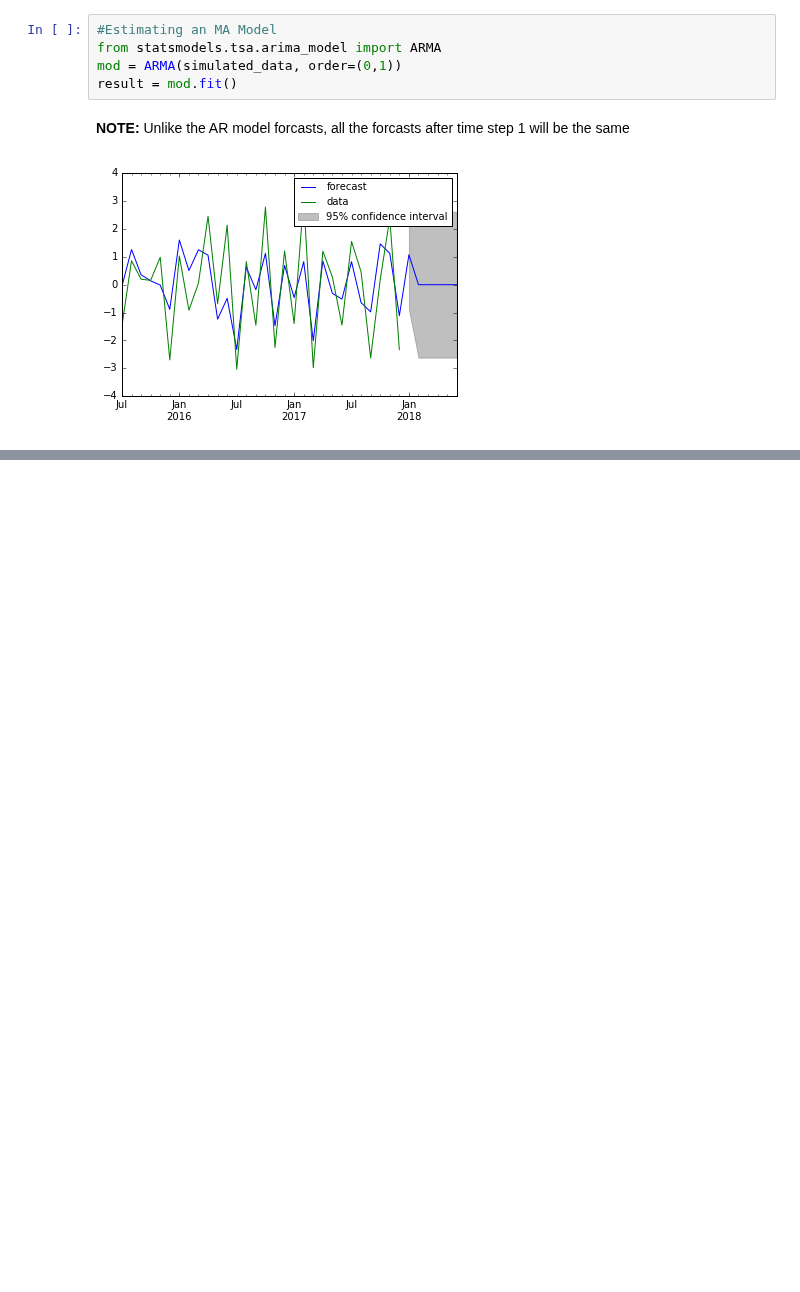
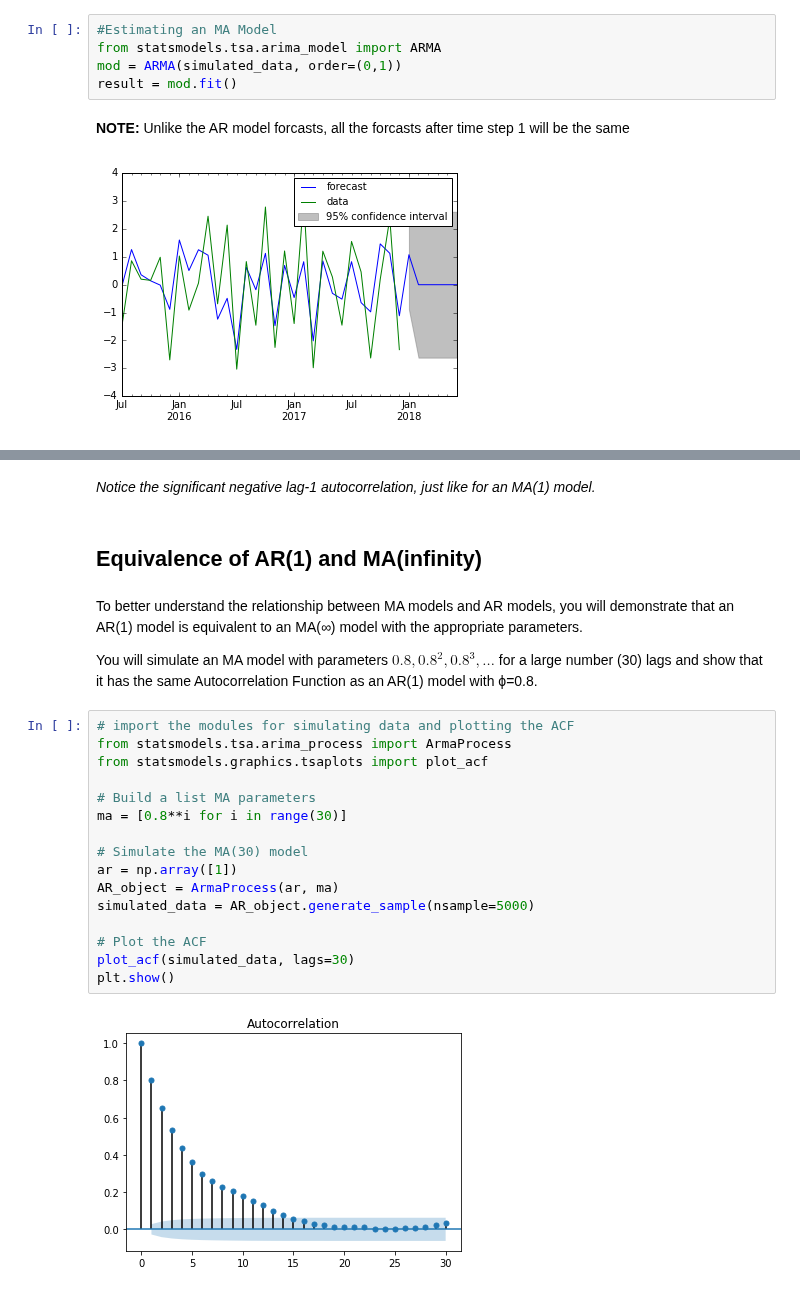
Before and after one commit to JeroenSchmidt/datacamp, a Jupyter notebook: Introduction to Time Series Analysis in Python/ch4 - Moving Average (MA) and ARMA Models.ipynb, the cells around one changed output, grey strips where cells are left out. Saved outputs shown, nothing was run; the diff lists cells and outputs as text; blank space fills up the shorter version.

```diff
--- a/Introduction to Time Series Analysis in Python/ch4 - Moving Average (MA) and ARMA Models.ipynb
+++ b/Introduction to Time Series Analysis in Python/ch4 - Moving Average (MA) and ARMA Models.ipynb
@@ -127,0 +278,26 @@ result = mod.fit()
+# %% [markdown]
+*Notice the significant negative lag-1 autocorrelation, just like for an MA(1) model.*
+# %% [markdown]
+## Equivalence of AR(1) and MA(infinity)
+# %% [markdown]
+To better understand the relationship between MA models and AR models, you will demonstrate that an AR(1) model is equivalent to an MA(∞) model with the appropriate parameters.
+
+You will simulate an MA model with parameters $0.8,0.8^2,0.8^3,…$ for a large number (30) lags and show that it has the same Autocorrelation Function as an AR(1) model with ϕ=0.8.
+# %%
+# import the modules for simulating data and plotting the ACF
+from statsmodels.tsa.arima_process import ArmaProcess
+from statsmodels.graphics.tsaplots import plot_acf
+
+# Build a list MA parameters
+ma = [0.8**i for i in range(30)]
+
+# Simulate the MA(30) model
+ar = np.array([1])
+AR_object = ArmaProcess(ar, ma)
+simulated_data = AR_object.generate_sample(nsample=5000)
+
+# Plot the ACF
+plot_acf(simulated_data, lags=30)
+plt.show()
+# %% [output]
+[figure, added]
```
Also changed, not shown: parts of 25 cells of this notebook, 1 other file.
